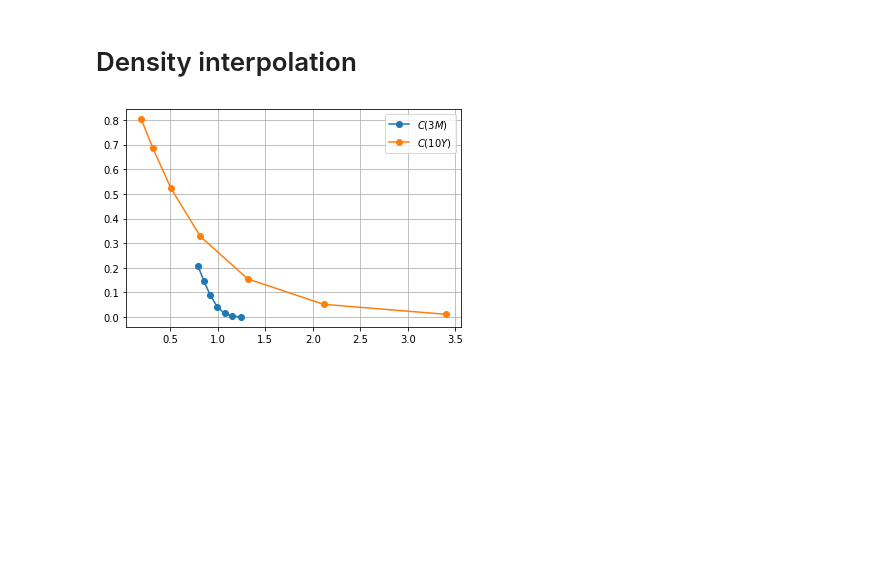
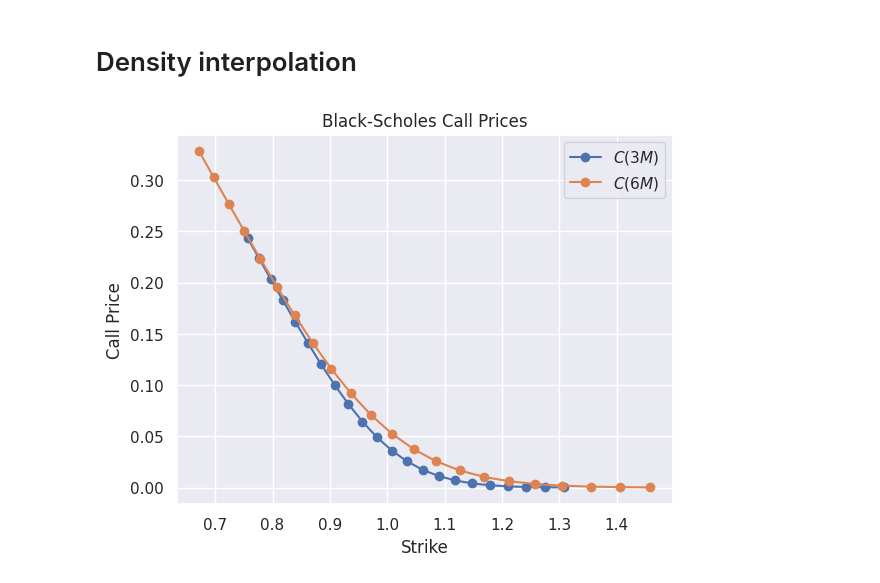
Before and after one commit to mwbrulhardt/gleam, a Jupyter notebook: examples/density_interpolation.ipynb, the cells around one changed output. Saved outputs shown, nothing was run; the diff lists cells and outputs as text; code cells hidden in the pictures; blank space fills up the shorter version.

Commit message:
Added to example and mapped it more directly to the paper for comparison. Used seaborn theme.

```diff
--- a/examples/density_interpolation.ipynb
+++ b/examples/density_interpolation.ipynb
@@ -1,16 +1,25 @@
 # %% [markdown]
 # Density interpolation
 # %%
+import sys
+import warnings
+
+sys.path.append("..")
+warnings.simplefilter(action="ignore", category=FutureWarning)
+warnings.simplefilter(action="ignore", category=RuntimeWarning)
+
 import numpy as np
 import matplotlib.pyplot as plt
+import pandas as pd
+import seaborn as sns
 
-import sys
-sys.path.append('..')
+sns.set_theme()
 
 import gleam as gm
-from gleam.dlv import DiscreteLocalVolatilityModel, delta, augment_data
-from gleam.black_scholes import price
+import gleam.black_scholes as bs
 
-import warnings
-warnings.simplefilter(action='ignore', category=FutureWarning)
-warnings.simplefilter(action='ignore', category=RuntimeWarning)
+
+def jordinson_scaling(sigma, t, n, delta):
+    i = np.arange(n).reshape(-1, 1)
+    a = delta*(2*(i + 1) - (n + 1)) / (n + 1)
+    return np.exp(a*sigma*t.T**0.5 - 0.5*sigma**2*t.T)
@@ -35,9 +26,25 @@ prices = price(spot, strikes, tau, sigma)
-# %%
-plt.plot(strikes[0], prices[0], '-o', label=r'$C(3M)$')
-plt.plot(strikes[1], prices[1], '-o', label=r'$C(10Y)$')
-plt.legend()
-plt.grid()
-plt.show()
-# %% [output]
-[figure, removed]
+# %%
+num_maturities = 2
+num_strikes = 22
+delta = 3
+tau = np.array([0.25, 0.5])
+sigma = 0.2
+
+atm_iv = sigma*np.ones(num_maturities)
+
+k = jordinson_scaling(atm_iv, tau[:, None], num_strikes, delta).T
+t = tau.repeat(num_strikes).reshape(num_maturities, -1)
+C = bs.price(1, k, t, sigma)
+
+plt.plot(k[0], C[0], "-o", label=r"$C(3M)$")
+plt.plot(k[1], C[1], "-o", label=r"$C(6M)$")
+
+plt.xlabel("Strike")
+plt.ylabel("Call Price")
+plt.title("Black-Scholes Call Prices")
+
+plt.legend()
+plt.show()
+# %% [output]
+[figure, added]
 # %% [markdown]
```
Also changed, not shown: parts of 10 cells of this notebook, 5 other files.
